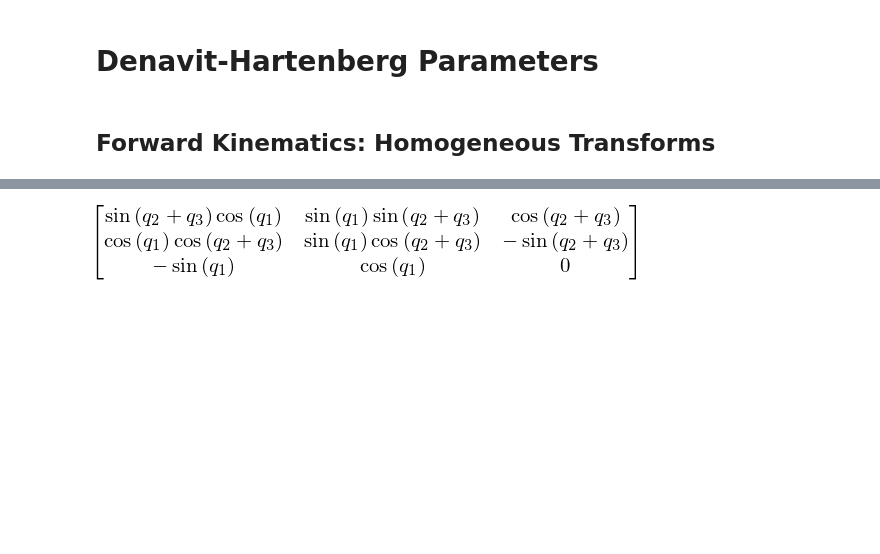
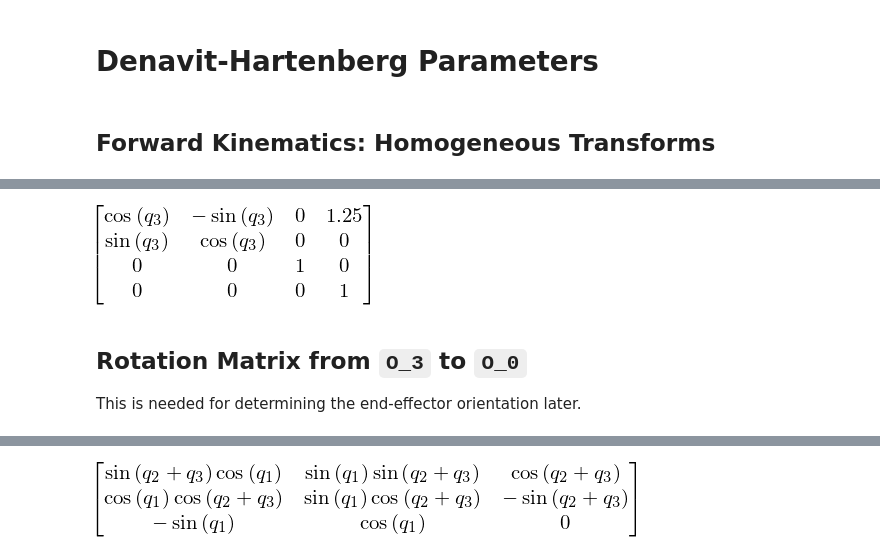
Before and after one commit to S2H-Mobile/RoboND-Kinematics-Project, a Jupyter notebook: kinematics_test.ipynb, the cells around one changed output, grey strips where cells are left out. Saved outputs shown, nothing was run; the diff lists cells and outputs as text; code cells hidden in the pictures; blank space fills up the shorter version.

```diff
--- a/kinematics_test.ipynb
+++ b/kinematics_test.ipynb
@@ -49,3 +49,16 @@ T2_3 = T2_3.subs(s)
+# %%
+T2_3 = Matrix([[             cos(q3),            -sin(q3),            0,              a2],
+               [ sin(q3)*cos(alpha2), cos(q3)*cos(alpha2), -sin(alpha2), -sin(alpha2)*d3],
+               [ sin(q3)*sin(alpha2), cos(q3)*sin(alpha2),  cos(alpha2),  cos(alpha2)*d3],
+               [                   0,                   0,            0,               1]])
+T2_3 = T2_3.subs(s)
+T2_3
+# %% [output]
+[figure, added]
+# %% [markdown]
+## Rotation Matrix from ``O_3`` to ``O_0``
+
+This is needed for determining the end-effector orientation later.
 # %%
 # generate total transformation matrix
 %time T0_3 = trigsimp(T0_1 * T1_2 * T2_3)
```
Also changed, not shown: parts of 15 cells of this notebook, 12 other files.
